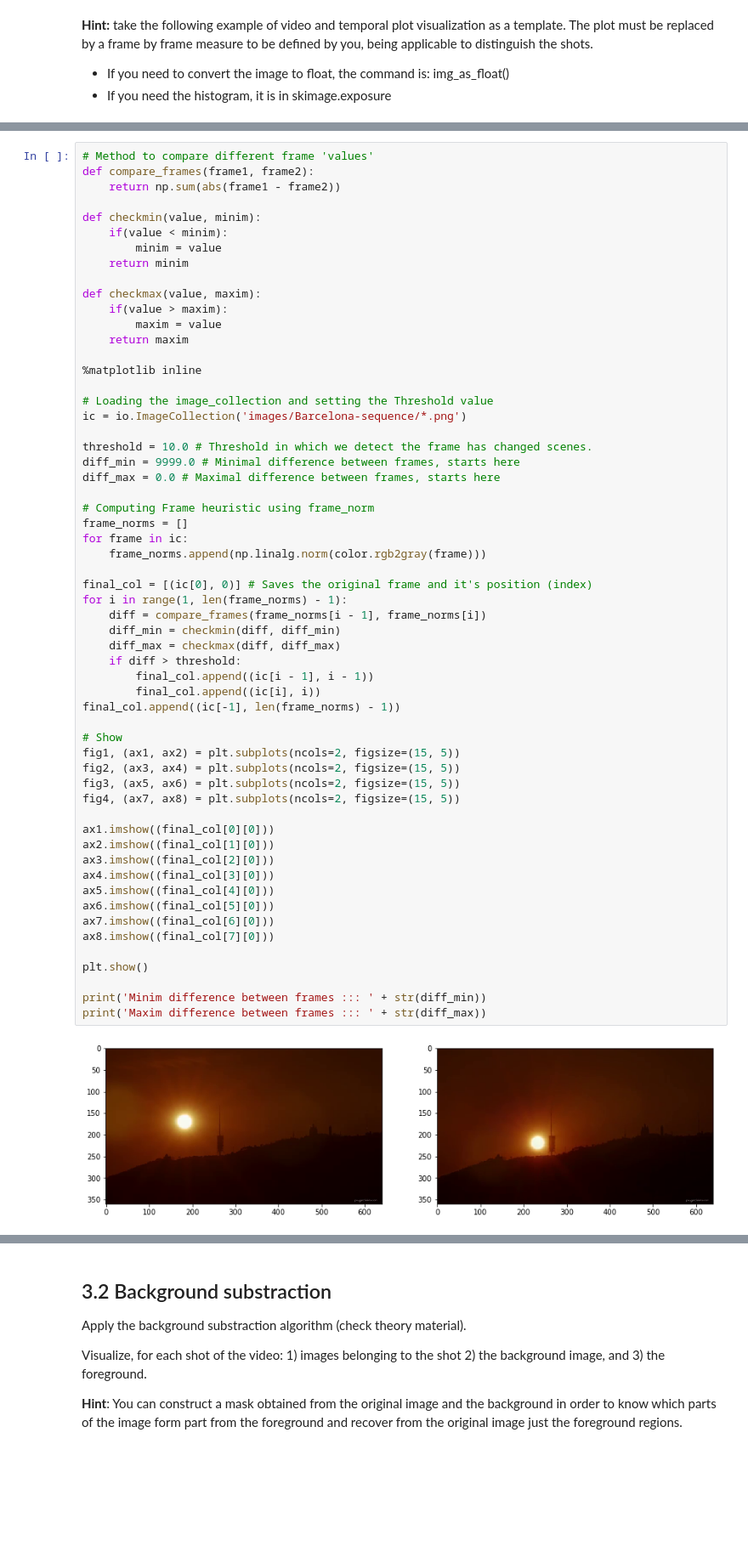
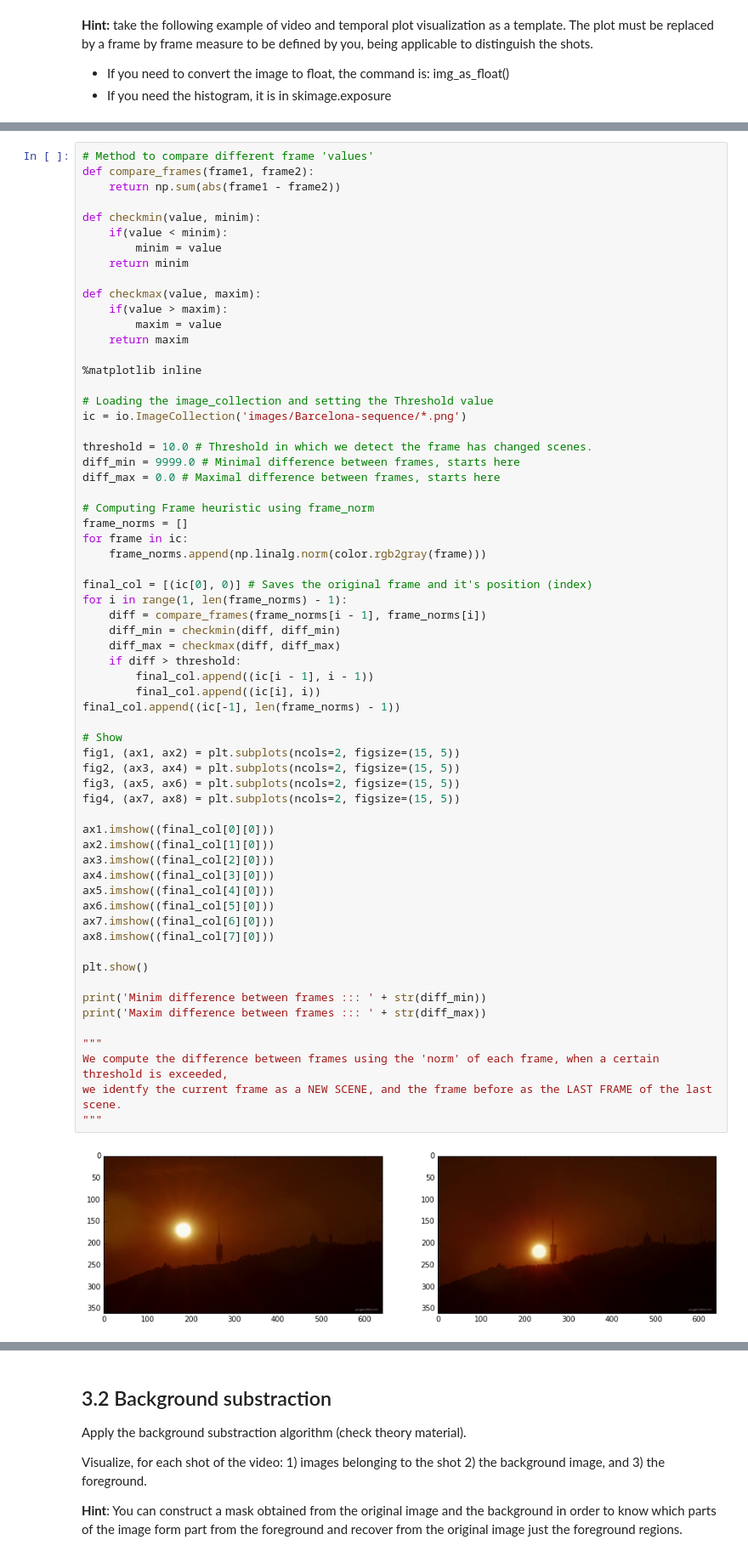
Before and after one commit to asterter5/Universidad, a Jupyter notebook: 3. Tercero/Visió Artificial/p3/p3.ipynb, the cells around one changed output, grey strips where cells are left out. Shown at 85% size. Cells and saved outputs as stored; diff of their text form; blank space fills up the shorter version.

```diff
--- a/3. Tercero/Visió Artificial/p3/p3.ipynb
+++ b/3. Tercero/Visió Artificial/p3/p3.ipynb
@@ -158,31 +158,36 @@ for frame in ic:
 final_col = [(ic[0], 0)] # Saves the original frame and it's position (index)
 for i in range(1, len(frame_norms) - 1):
     diff = compare_frames(frame_norms[i - 1], frame_norms[i])
     diff_min = checkmin(diff, diff_min)
     diff_max = checkmax(diff, diff_max)
     if diff > threshold:
         final_col.append((ic[i - 1], i - 1))
         final_col.append((ic[i], i))
 final_col.append((ic[-1], len(frame_norms) - 1))
 
 # Show
 fig1, (ax1, ax2) = plt.subplots(ncols=2, figsize=(15, 5))
 fig2, (ax3, ax4) = plt.subplots(ncols=2, figsize=(15, 5))
 fig3, (ax5, ax6) = plt.subplots(ncols=2, figsize=(15, 5))
 fig4, (ax7, ax8) = plt.subplots(ncols=2, figsize=(15, 5))
 
 ax1.imshow((final_col[0][0]))
 ax2.imshow((final_col[1][0]))
 ax3.imshow((final_col[2][0]))
 ax4.imshow((final_col[3][0]))
 ax5.imshow((final_col[4][0]))
 ax6.imshow((final_col[5][0]))
 ax7.imshow((final_col[6][0]))
 ax8.imshow((final_col[7][0]))
 
 plt.show()
 
 print('Minim difference between frames ::: ' + str(diff_min))
 print('Maxim difference between frames ::: ' + str(diff_max))
+
+"""
+We compute the difference between frames using the 'norm' of each frame, when a certain threshold is exceeded,
+we identfy the current frame as a NEW SCENE, and the frame before as the LAST FRAME of the last scene.
+"""
 # %% [output]
-[figure, old version]
+[figure, new version]
```
Also changed, not shown: parts of 8 cells of this notebook.
